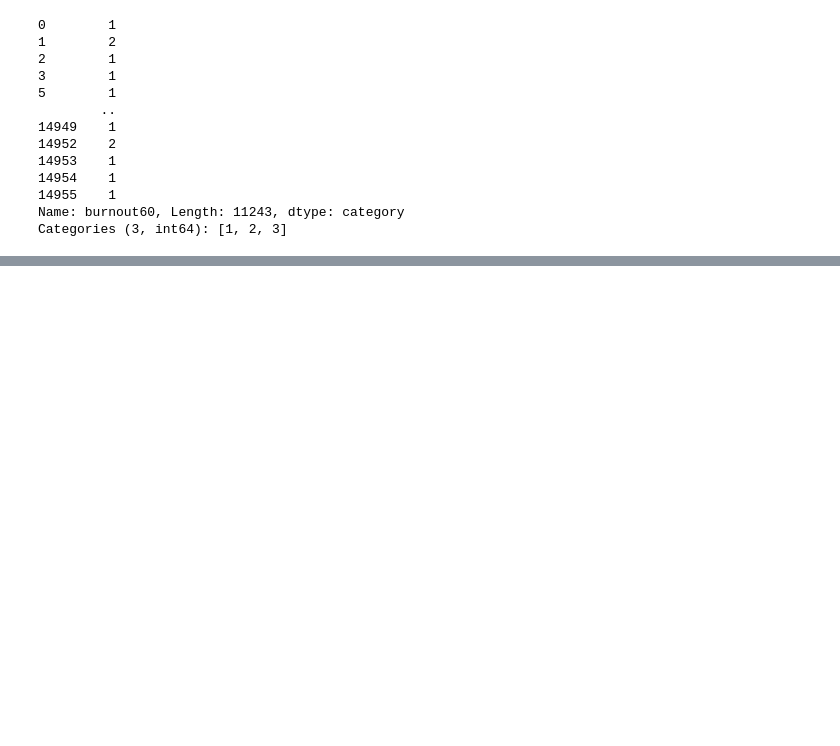
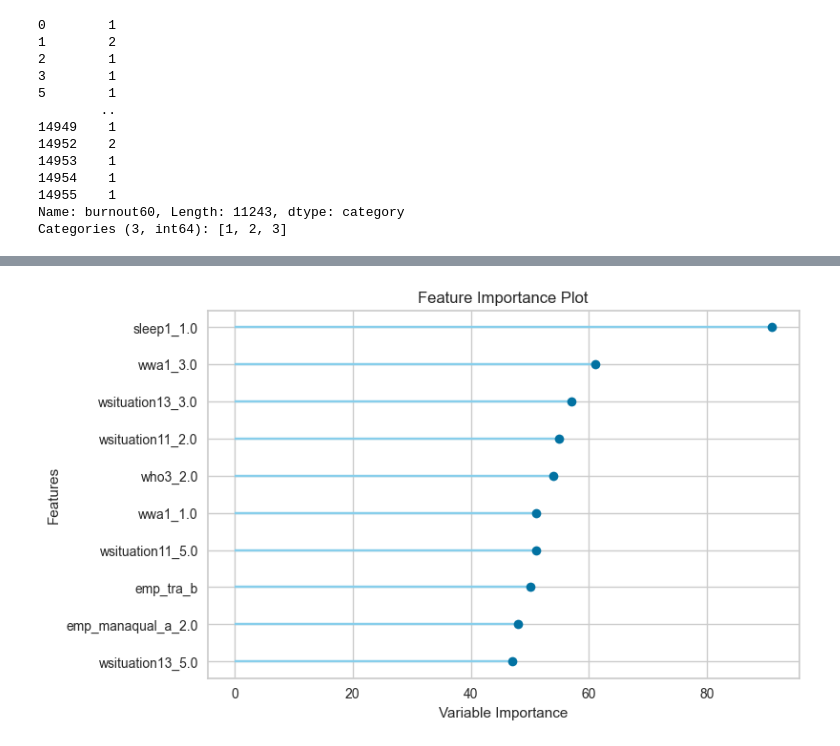
Before and after one commit to momoT2/2-project, a Jupyter notebook: 0826_2PD_H.ipynb, the cells around one changed output, grey strips where cells are left out. Cells and saved outputs as stored; diff of their text form; code cells hidden in the pictures; blank space fills up the shorter version.

```diff
--- a/0826_2PD_H.ipynb
+++ b/0826_2PD_H.ipynb
@@ -595,0 +589,2 @@ best = compare_models(fold=10, sort='AUC')
+# %%
+lgbm_model = create_model('lightgbm')
@@ -595,0 +603,3 @@ best = compare_models(fold=10, sort='AUC')
+# %%
+plot_model(lgbm_model, plot='feature')
+# %% [output]
@@ -595,0 +607 @@ best = compare_models(fold=10, sort='AUC')
+[figure, added]
```
Also changed, not shown: parts of 13 cells of this notebook, 1 other file.
